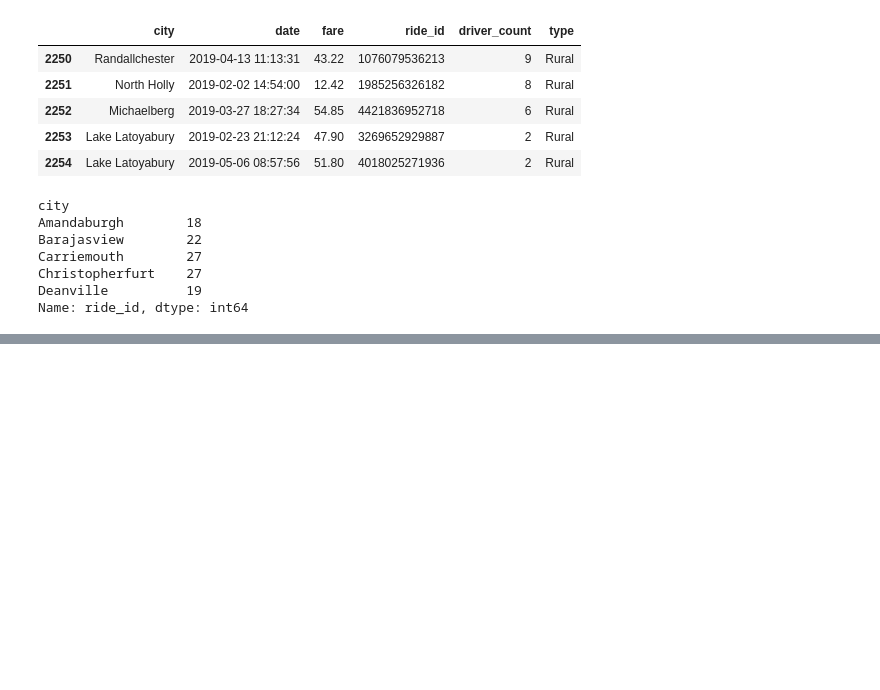
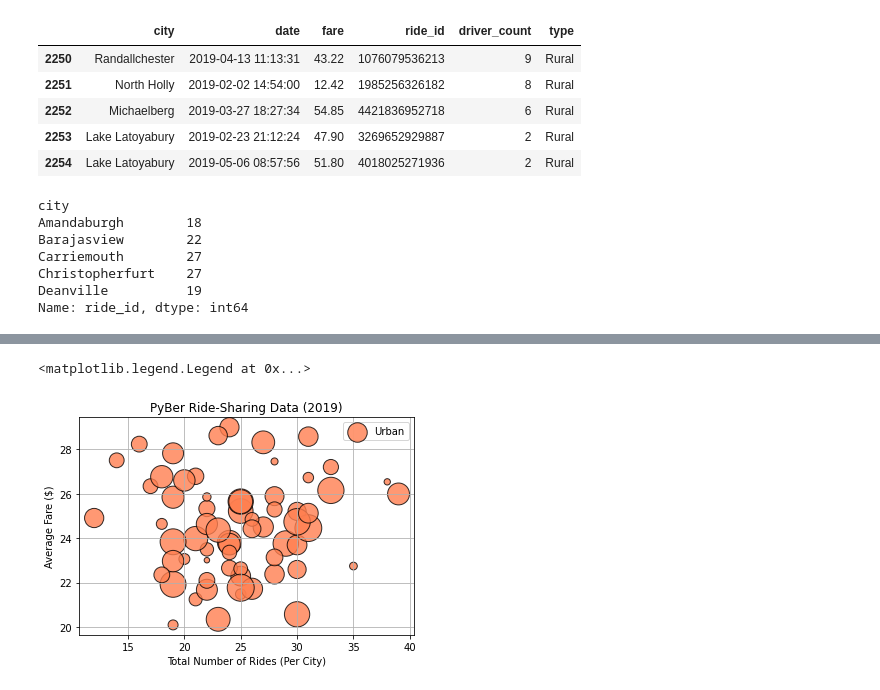
Before and after one commit to kaygar86/PyBer_Analysis, a Jupyter notebook: PyBer.ipynb, the cells around one changed output, grey strips where cells are left out. Saved outputs shown, nothing was run; the diff lists cells and outputs as text; code cells hidden in the pictures; blank space fills up the shorter version.

```diff
--- a/PyBer.ipynb
+++ b/PyBer.ipynb
@@ -183,0 +242,18 @@ rural_ride_count = rural_cities_df.groupby(["city"]).count()["ride_id"]
+# %%
+# Build the scatter plots for urban cities w/ larger sized markers, add black edge to markets, change color scheme, add title, labels, etc.
+
+plt.scatter(urban_ride_count,
+      urban_avg_fare,
+      s=10*urban_driver_count, c="coral",
+      edgecolor="black", linewidths=1,
+      alpha=0.8, label="Urban")
+plt.title("PyBer Ride-Sharing Data (2019)")
+plt.ylabel("Average Fare ($)")
+plt.xlabel("Total Number of Rides (Per City)")
+plt.grid(True)
+
+# Add the legend.
+plt.legend()
+# %% [output]
+<matplotlib.legend.Legend at 0x...>
+[figure, added]
```
Also changed, not shown: parts of 11 cells of this notebook, 2 other files.
